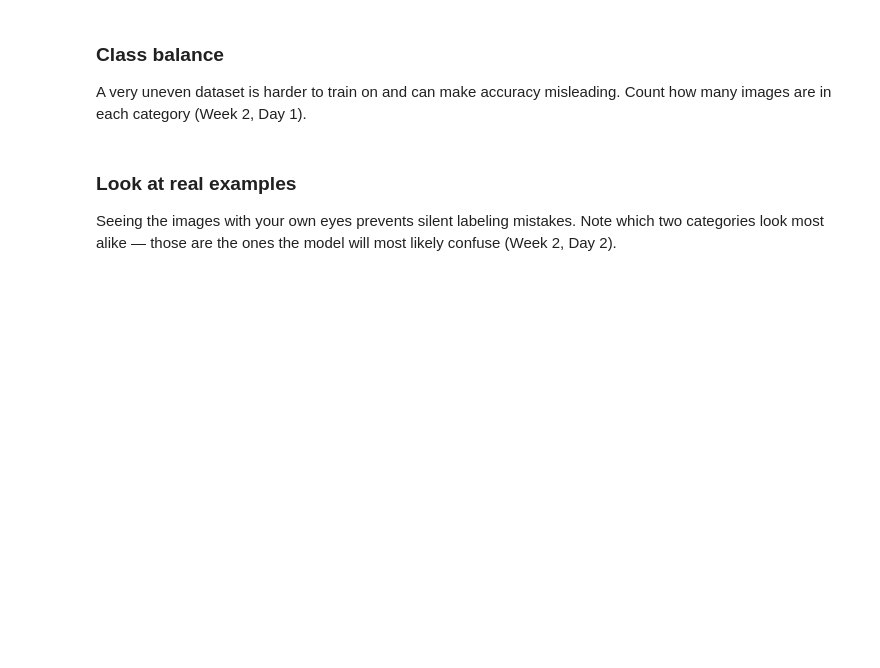
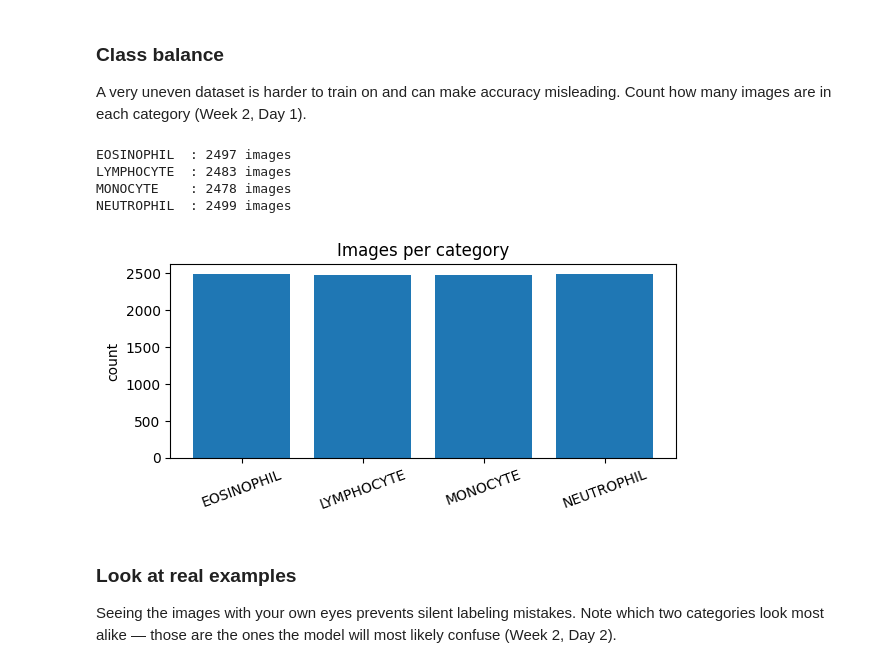
Before and after one commit to clale2135/illumicell, a Jupyter notebook: blood_cell_classifier.ipynb, the cells around one changed output. Saved outputs shown, nothing was run; the diff lists cells and outputs as text; code cells hidden in the pictures; blank space fills up the shorter version.

```diff
--- a/blood_cell_classifier.ipynb
+++ b/blood_cell_classifier.ipynb
@@ -75,0 +82,14 @@ print('Classes found:', sorted(os.listdir(DATA_DIR)))
+# %%
+# Find the dataset's provided TRAIN and TEST folders.
+possible_roots = [
+    '/content/dataset2-master/dataset2-master/images',
+    '/content/dataset2-master/images',
+]
+DATA_ROOT = next((p for p in possible_roots if os.path.isdir(p)), None)
+assert DATA_ROOT is not None, 'Dataset folder not found. Check the unzip output above.'
+TRAIN_DIR = os.path.join(DATA_ROOT, 'TRAIN')
+TEST_DIR = os.path.join(DATA_ROOT, 'TEST')
+assert os.path.isdir(TRAIN_DIR) and os.path.isdir(TEST_DIR), 'TRAIN or TEST folder is missing.'
+print('Training folder:', TRAIN_DIR)
+print('Test folder:', TEST_DIR)
+print('Classes found:', sorted(os.listdir(TRAIN_DIR)))
@@ -85,12 +109,15 @@ BATCH_SIZE = 32
 SEED = 42               # fixed seed => reproducible split
 
 train_ds = tf.keras.utils.image_dataset_from_directory(
-    DATA_DIR, validation_split=0.2, subset='training', seed=SEED,
+    TRAIN_DIR, validation_split=0.2, subset='training', seed=SEED,
+    image_size=IMG_SIZE, batch_size=BATCH_SIZE)
+
+val_ds = tf.keras.utils.image_dataset_from_directory(
+    TRAIN_DIR, validation_split=0.2, subset='validation', seed=SEED,
     image_size=IMG_SIZE, batch_size=BATCH_SIZE)
 
 test_ds = tf.keras.utils.image_dataset_from_directory(
-    DATA_DIR, validation_split=0.2, subset='validation', seed=SEED,
-    image_size=IMG_SIZE, batch_size=BATCH_SIZE)
+    TEST_DIR, shuffle=False, image_size=IMG_SIZE, batch_size=BATCH_SIZE)
 
 class_names = train_ds.class_names
 num_classes = len(class_names)
@@ -102,15 +137,21 @@ A very uneven dataset is harder to train on and can make accuracy misleading. Co
 # %%
 from collections import Counter
 counts = Counter()
 for cls in class_names:
-    counts[cls] = len(os.listdir(os.path.join(DATA_DIR, cls)))
+    counts[cls] = len(os.listdir(os.path.join(TRAIN_DIR, cls)))
 for cls, n in counts.items():
     print(f'{cls:12s}: {n} images')
 
 plt.figure(figsize=(6,3))
 plt.bar(list(counts.keys()), list(counts.values()))
 plt.title('Images per category'); plt.ylabel('count'); plt.xticks(rotation=20)
 plt.tight_layout(); plt.show()
+# %% [output]
+EOSINOPHIL  : 2497 images
+LYMPHOCYTE  : 2483 images
+MONOCYTE    : 2478 images
+NEUTROPHIL  : 2499 images
+[figure, added]
 # %% [markdown]
 ### Look at real examples
 Seeing the images with your own eyes prevents silent labeling mistakes. Note which two categories look most alike — those are the ones the model will most likely confuse (Week 2, Day 2).
```
Also changed, not shown: parts of 45 cells of this notebook, 7 other files.
